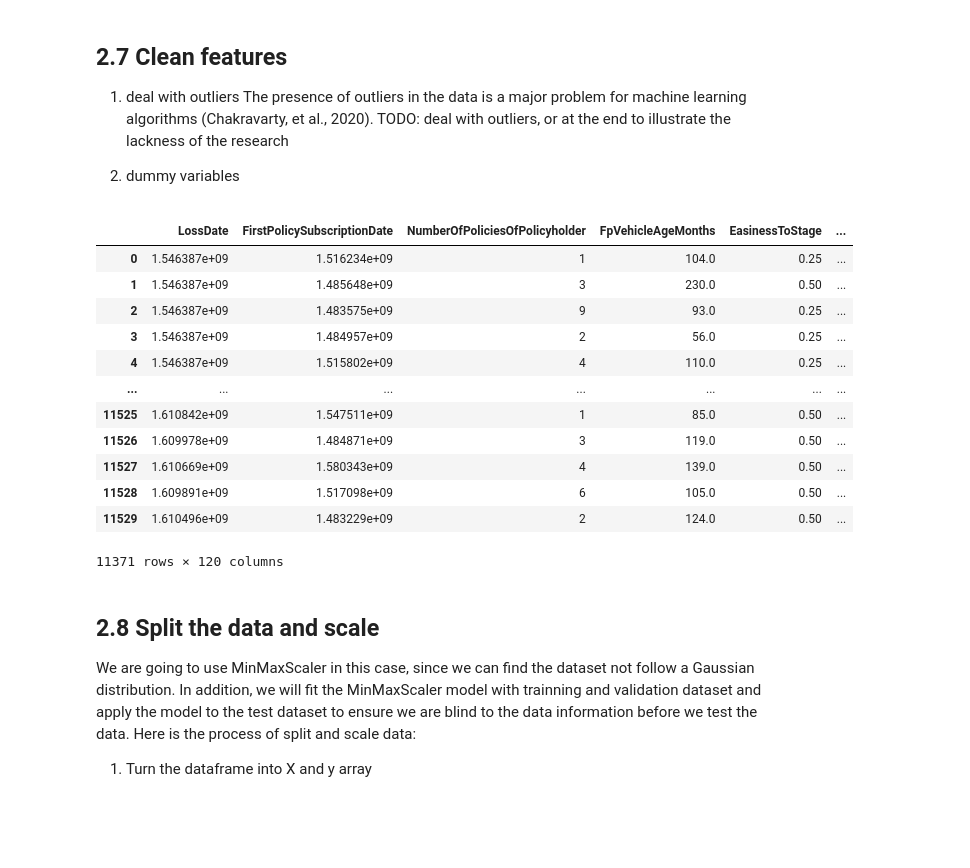
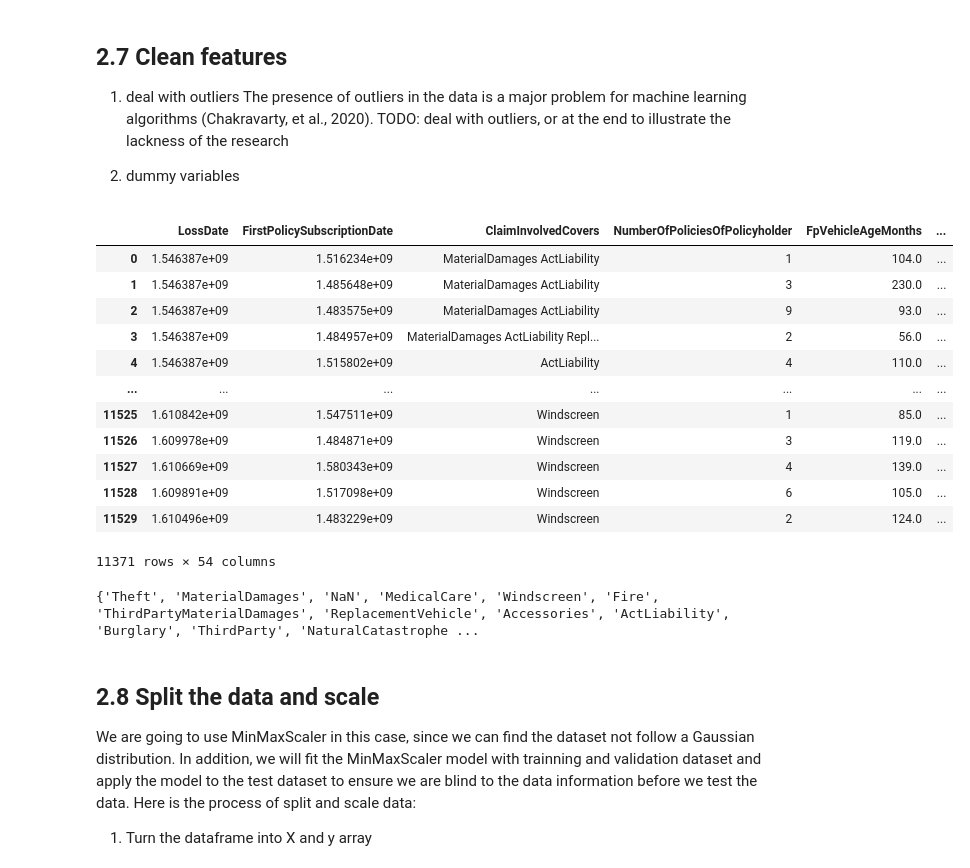
Before and after one commit to ba-group-projects/insurance-fraud-detection, a Jupyter notebook: main-update.ipynb, the cells around one changed output. Cells and saved outputs as stored; diff of their text form; code cells hidden in the pictures; blank space fills up the shorter version.

Commit message:
ClaimInvolvedCovers features extract

```diff
--- a/main-update.ipynb
+++ b/main-update.ipynb
@@ -401,24 +410,37 @@ The distribution numerical data of non-fraud datasets:
 2. dummy variables
 # %%
 # Get dummy variables for categorical data
-dummy_columns = ['PolicyholderOccupation', 'ClaimCause','ClaimInvolvedCovers', 'DamageImportance', 'FirstPartyVehicleType','ConnectionBetweenParties', 'PolicyWasSubscribedOnInternet']
+dummy_columns = ['PolicyholderOccupation', 'ClaimCause', 'DamageImportance', 'FirstPartyVehicleType','ConnectionBetweenParties', 'PolicyWasSubscribedOnInternet']
 # Dummy variables for categorical data
 df = pd.get_dummies(df,columns=dummy_columns,drop_first=True)
 df
 # %% [output]
-|  | LossDate | FirstPolicySubscriptionDate | NumberOfPoliciesOfPolicyholder | FpVehicleAgeMonths | EasinessToStage | ... |
-| 0 | 1.546387e+09 | 1.516234e+09 | 1 | 104.0 | 0.25 | ... |
-| 1 | 1.546387e+09 | 1.485648e+09 | 3 | 230.0 | 0.50 | ... |
-| 2 | 1.546387e+09 | 1.483575e+09 | 9 | 93.0 | 0.25 | ... |
-| 3 | 1.546387e+09 | 1.484957e+09 | 2 | 56.0 | 0.25 | ... |
-| 4 | 1.546387e+09 | 1.515802e+09 | 4 | 110.0 | 0.25 | ... |
+|  | LossDate | FirstPolicySubscriptionDate | ClaimInvolvedCovers | NumberOfPoliciesOfPolicyholder | FpVehicleAgeMonths | ... |
+| 0 | 1.546387e+09 | 1.516234e+09 | MaterialDamages ActLiability | 1 | 104.0 | ... |
+| 1 | 1.546387e+09 | 1.485648e+09 | MaterialDamages ActLiability | 3 | 230.0 | ... |
+| 2 | 1.546387e+09 | 1.483575e+09 | MaterialDamages ActLiability | 9 | 93.0 | ... |
+| 3 | 1.546387e+09 | 1.484957e+09 | MaterialDamages ActLiability Repl... | 2 | 56.0 | ... |
+| 4 | 1.546387e+09 | 1.515802e+09 | ActLiability | 4 | 110.0 | ... |
 | ... | ... | ... | ... | ... | ... | ... |
-| 11525 | 1.610842e+09 | 1.547511e+09 | 1 | 85.0 | 0.50 | ... |
-| 11526 | 1.609978e+09 | 1.484871e+09 | 3 | 119.0 | 0.50 | ... |
-| 11527 | 1.610669e+09 | 1.580343e+09 | 4 | 139.0 | 0.50 | ... |
-| 11528 | 1.609891e+09 | 1.517098e+09 | 6 | 105.0 | 0.50 | ... |
-| 11529 | 1.610496e+09 | 1.483229e+09 | 2 | 124.0 | 0.50 | ... |
+| 11525 | 1.610842e+09 | 1.547511e+09 | Windscreen | 1 | 85.0 | ... |
+| 11526 | 1.609978e+09 | 1.484871e+09 | Windscreen | 3 | 119.0 | ... |
+| 11527 | 1.610669e+09 | 1.580343e+09 | Windscreen | 4 | 139.0 | ... |
+| 11528 | 1.609891e+09 | 1.517098e+09 | Windscreen | 6 | 105.0 | ... |
+| 11529 | 1.610496e+09 | 1.483229e+09 | Windscreen | 2 | 124.0 | ... |
-11371 rows × 120 columns
+11371 rows × 54 columns
+# %%
+# Extract ClaimInvolvedCovers data
+# Get all covers
+all_unique =  df["ClaimInvolvedCovers"].unique().tolist()
+all_covers = str.join(' ', all_unique) # join the string to list
+all_covers_set = set(all_covers.split()) # use set to drop duplicate covers
+print(all_covers_set)
+
+for cover in all_covers_set:
+    df[f"ClaimInvolvedCovers_{cover}"] = df["ClaimInvolvedCovers"].apply(lambda x: 1 if cover in x else 0)
+df = df.drop(columns=['ClaimInvolvedCovers'])
+# %% [output]
+{'Theft', 'MaterialDamages', 'NaN', 'MedicalCare', 'Windscreen', 'Fire', 'ThirdPartyMaterialDamages', 'ReplacementVehicle', 'Accessories', 'ActLiability', 'Burglary', 'ThirdParty', 'NaturalCatastrophe ...
 # %% [markdown]
 ## 2.8 Split the data and scale
 We are going to use MinMaxScaler in this case, since we can find the dataset not follow a Gaussian distribution. In addition, we will fit the MinMaxScaler model with trainning and validation dataset and apply the model to the test dataset to ensure we are blind to the data information before we test the data.
```
Also changed, not shown: parts of 7 cells of this notebook, 15 other files.
